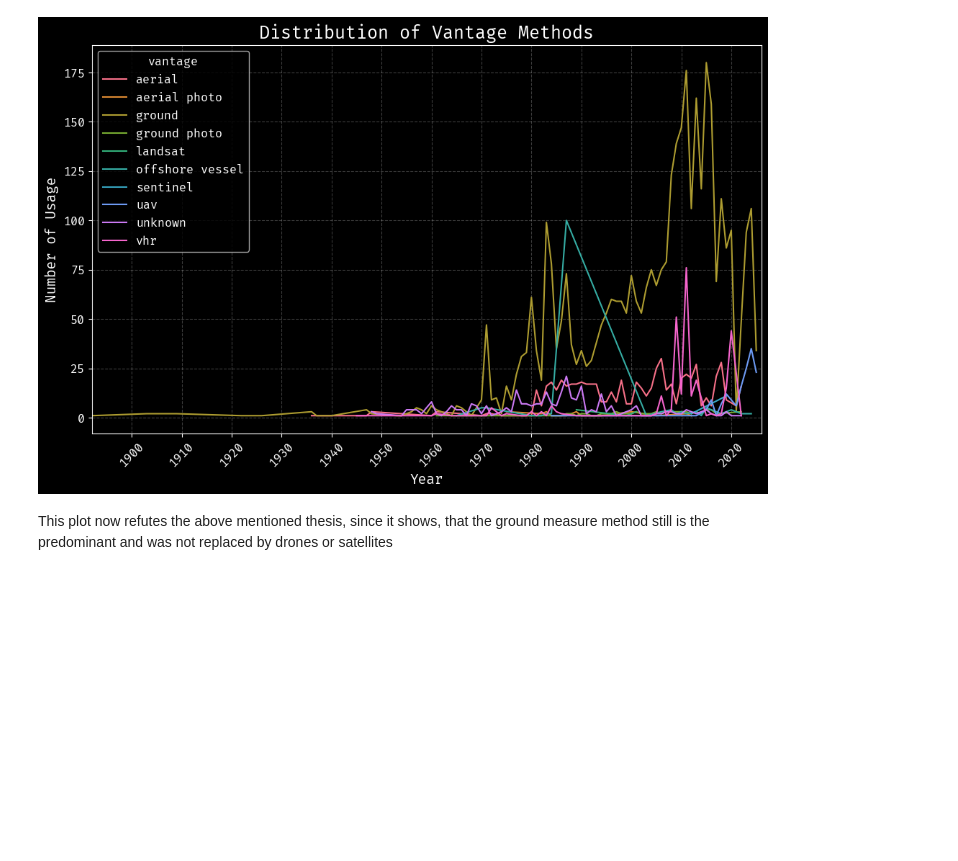
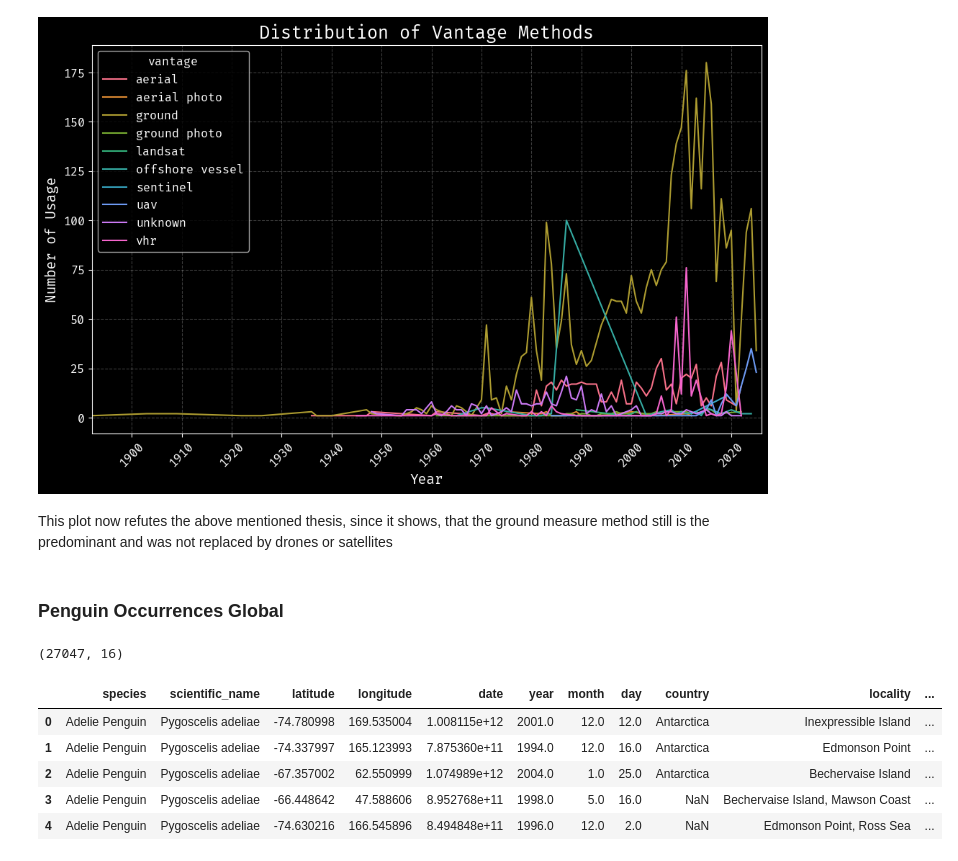
Before and after one commit to MGnified/EDA_antarctic_penguins, a Jupyter notebook: EDA.ipynb, the cells around one changed output. Saved outputs shown, nothing was run; the diff lists cells and outputs as text; code cells hidden in the pictures; blank space fills up the shorter version.

```diff
--- a/EDA.ipynb
+++ b/EDA.ipynb
@@ -264,3 +263,16 @@ plt.show(g)
 [figure]
 # %% [markdown]
 This plot now refutes the above mentioned thesis, since it shows, that the ground measure method still is the predominant and was not replaced by drones or satellites
+# %% [markdown]
+### Penguin Occurrences Global
+# %%
+print(occurrences.shape)
+occurrences.head()
+# %% [output]
+(27047, 16)
+|  | species | scientific_name | latitude | longitude | date | year | month | day | country | locality | ... |
+| 0 | Adelie Penguin | Pygoscelis adeliae | -74.780998 | 169.535004 | 1.008115e+12 | 2001.0 | 12.0 | 12.0 | Antarctica | Inexpressible Island | ... |
+| 1 | Adelie Penguin | Pygoscelis adeliae | -74.337997 | 165.123993 | 7.875360e+11 | 1994.0 | 12.0 | 16.0 | Antarctica | Edmonson Point | ... |
+| 2 | Adelie Penguin | Pygoscelis adeliae | -67.357002 | 62.550999 | 1.074989e+12 | 2004.0 | 1.0 | 25.0 | Antarctica | Bechervaise Island | ... |
+| 3 | Adelie Penguin | Pygoscelis adeliae | -66.448642 | 47.588606 | 8.952768e+11 | 1998.0 | 5.0 | 16.0 | NaN | Bechervaise Island, Mawson Coast | ... |
+| 4 | Adelie Penguin | Pygoscelis adeliae | -74.630216 | 166.545896 | 8.494848e+11 | 1996.0 | 12.0 | 2.0 | NaN | Edmonson Point, Ross Sea | ... |
```
Also changed, not shown: parts of 9 cells of this notebook, 1 other file.
